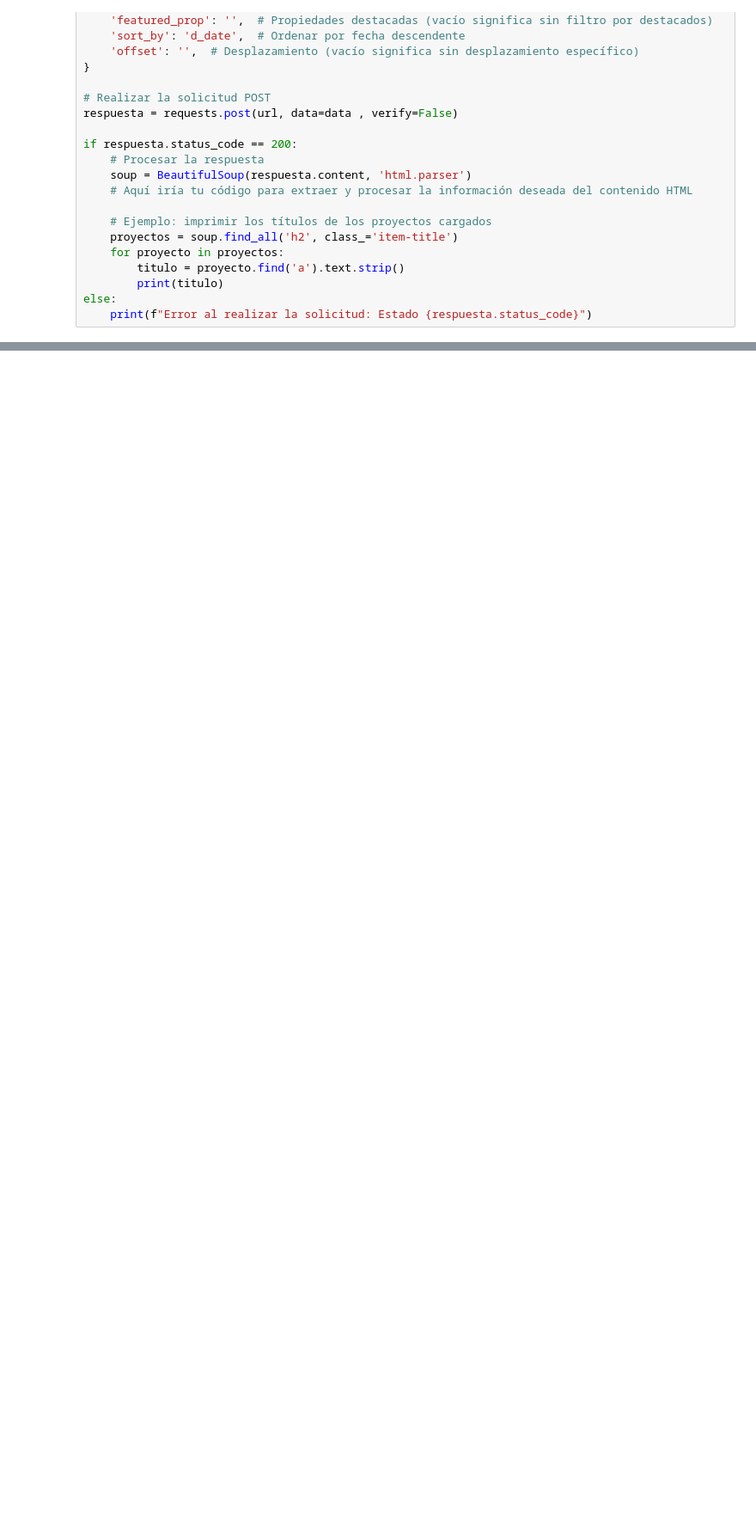
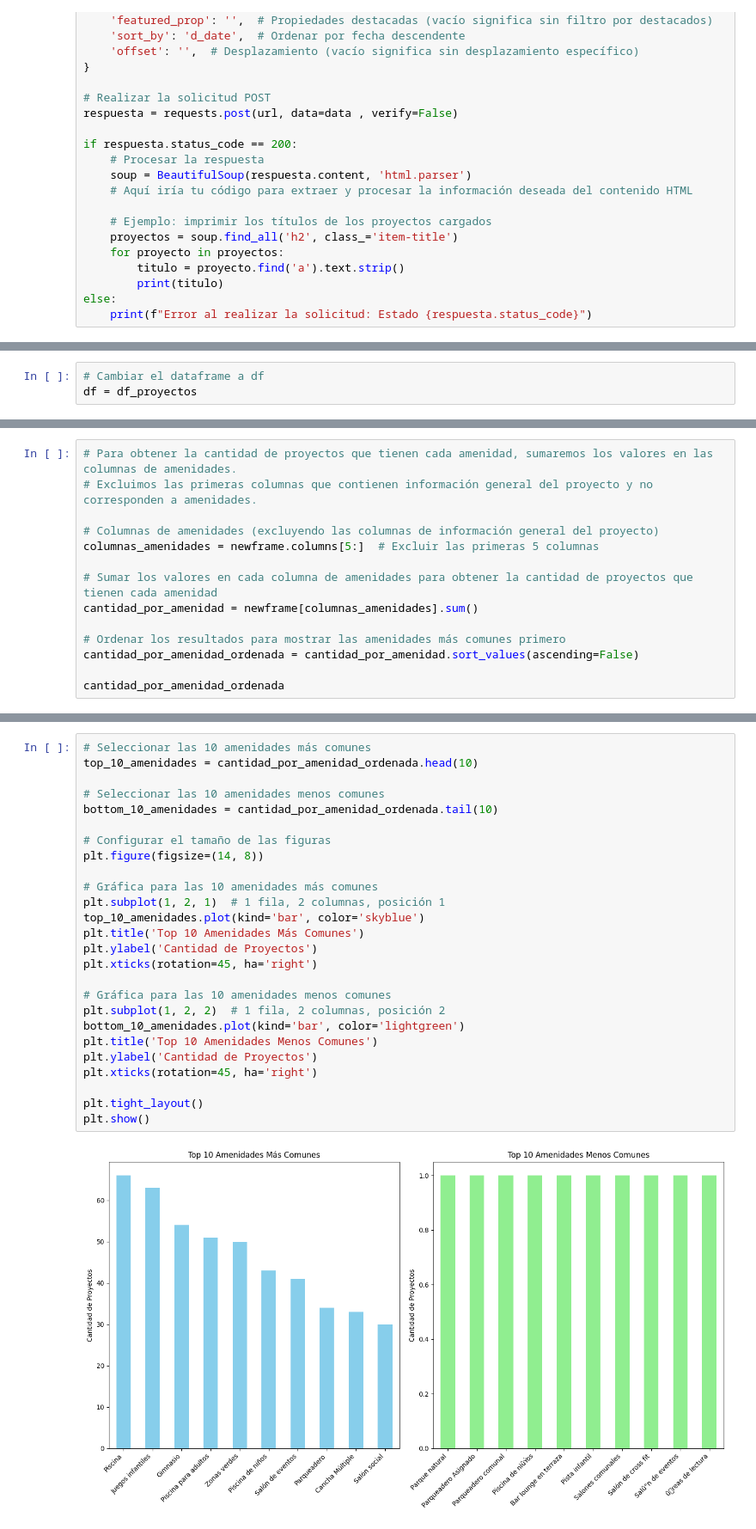
Before and after one commit to DavidVilem/Scrapper, a Jupyter notebook: Scrapper.ipynb, the cells around one changed output, grey strips where cells are left out. Shown at 86% size. Drawn from its saved outputs; the diff is of its cells as text; blank space fills up the shorter version.

```diff
--- a/Scrapper.ipynb
+++ b/Scrapper.ipynb
@@ -451,0 +875,3 @@ while True:
+# %%
+# Cambiar el dataframe a df
+df = df_proyectos
@@ -451,0 +918,14 @@ while True:
+# %%
+# Para obtener la cantidad de proyectos que tienen cada amenidad, sumaremos los valores en las columnas de amenidades.
+# Excluimos las primeras columnas que contienen información general del proyecto y no corresponden a amenidades.
+
+# Columnas de amenidades (excluyendo las columnas de información general del proyecto)
+columnas_amenidades = newframe.columns[5:]  # Excluir las primeras 5 columnas
+
+# Sumar los valores en cada columna de amenidades para obtener la cantidad de proyectos que tienen cada amenidad
+cantidad_por_amenidad = newframe[columnas_amenidades].sum()
+
+# Ordenar los resultados para mostrar las amenidades más comunes primero
+cantidad_por_amenidad_ordenada = cantidad_por_amenidad.sort_values(ascending=False)
+
+cantidad_por_amenidad_ordenada
@@ -451,0 +934,28 @@ while True:
+# %%
+# Seleccionar las 10 amenidades más comunes
+top_10_amenidades = cantidad_por_amenidad_ordenada.head(10)
+
+# Seleccionar las 10 amenidades menos comunes
+bottom_10_amenidades = cantidad_por_amenidad_ordenada.tail(10)
+
+# Configurar el tamaño de las figuras
+plt.figure(figsize=(14, 8))
+
+# Gráfica para las 10 amenidades más comunes
+plt.subplot(1, 2, 1)  # 1 fila, 2 columnas, posición 1
+top_10_amenidades.plot(kind='bar', color='skyblue')
+plt.title('Top 10 Amenidades Más Comunes')
+plt.ylabel('Cantidad de Proyectos')
+plt.xticks(rotation=45, ha='right')
+
+# Gráfica para las 10 amenidades menos comunes
+plt.subplot(1, 2, 2)  # 1 fila, 2 columnas, posición 2
+bottom_10_amenidades.plot(kind='bar', color='lightgreen')
+plt.title('Top 10 Amenidades Menos Comunes')
+plt.ylabel('Cantidad de Proyectos')
+plt.xticks(rotation=45, ha='right')
+
+plt.tight_layout()
+plt.show()
+# %% [output]
+[figure, added]
```
Also changed, not shown: parts of 45 cells of this notebook.
